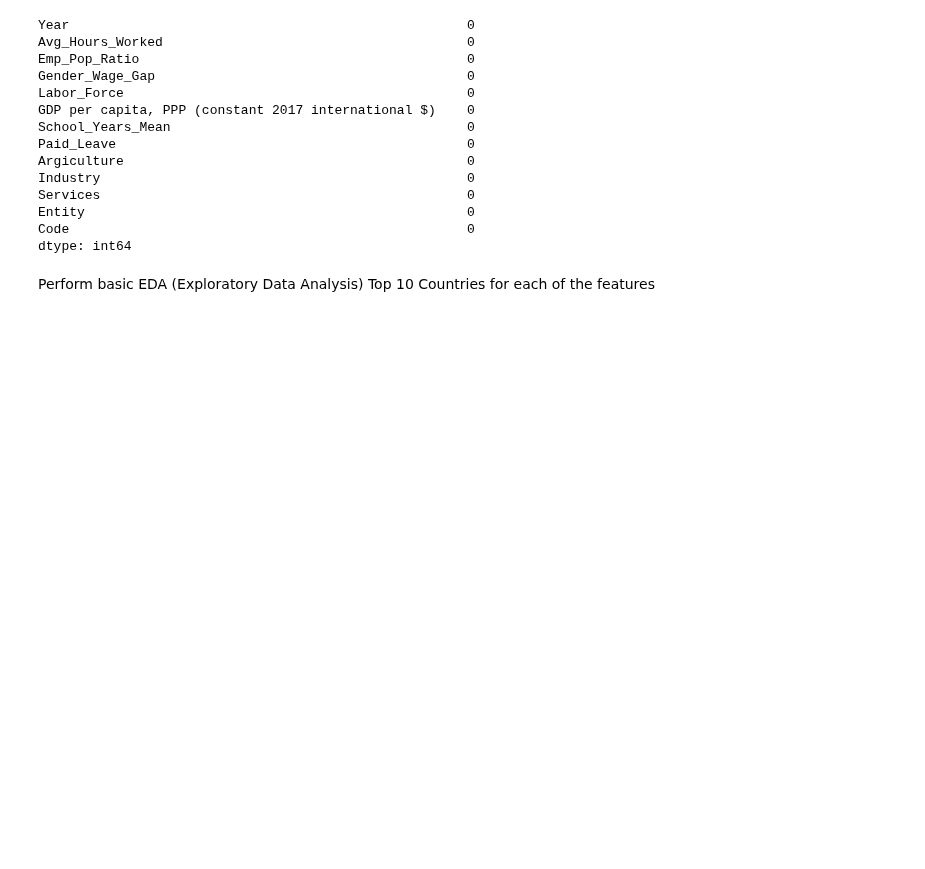
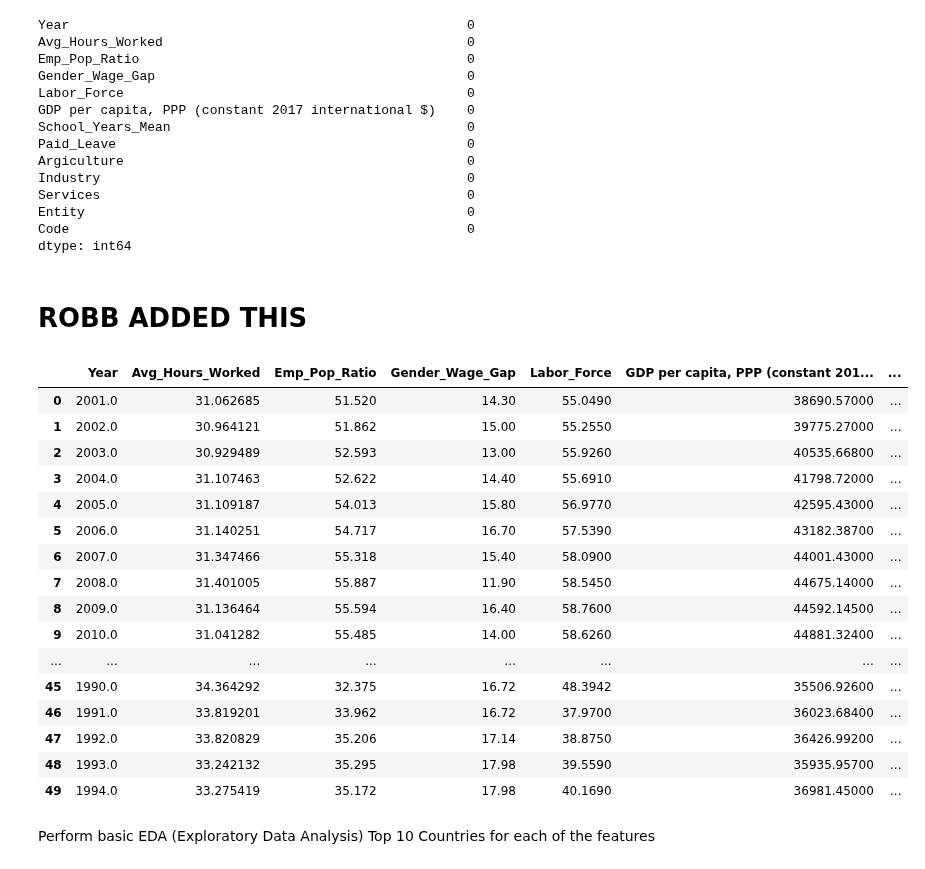
Before and after one commit to raishamaharrani/Project-3--Women-Wellbeing, a Jupyter notebook: professional_score.ipynb, the cells around one changed output. Cells and saved outputs as stored; diff of their text form; code cells hidden in the pictures; blank space fills up the shorter version.

Commit message:
Updated notebook with xgboost and numeric codes

```diff
--- a/professional_score.ipynb
+++ b/professional_score.ipynb
@@ -266,6 +266,61 @@ Services                                               0
 Entity                                                 0
 Code                                                   0
 dtype: int64
+# %% [markdown]
+# ROBB ADDED THIS
+# %%
+# Convert Code to ISO Numeric Values
+
+# Update Country Code to the ISO numeric value
+country_code_dict = {
+"AFG":4,"ALA":248,"ALB":8,"DZA":12,"ASM":16,"AND":20,"AGO":24,"AIA":660,"ATA":10,"ATG":28,"ARG":32,"ARM":51,
+"ABW":533,"AUS":36,"AUT":40,"AZE":31,"BHS":44,"BHR":48,"BGD":50,"BRB":52,"BLR":112,"BEL":56,"BLZ":84,"BEN":204,
+"BMU":60,"BTN":64,"BOL":68,"BIH":70,"BWA":72,"BVT":74,"BRA":76,"IOT":86,"BRN":96,"BGR":100,"BFA":854,"BDI":108,
+"KHM":116,"CMR":120,"CAN":124,"CPV":132,"CYM":136,"CAF":140,"TCD":148,"CHL":152,"CHN":156,"CXR":162,"CCK":166,
+"COL":170,"COM":174,"COG":178,"COD":180,"COK":184,"CRI":188,"CIV":384,"HRV":191,"CUB":192,"CYP":196,"CZE":203,
+"DNK":208,"DJI":262,"DMA":212,"DOM":214,"ECU":218,"EGY":818,"SLV":222,"GNQ":226,"ERI":232,"EST":233,"ETH":231,
+"FLK":238,"FRO":234,"FJI":242,"FIN":246,"FRA":250,"GUF":254,"PYF":258,"ATF":260,"GAB":266,"GMB":270,"GEO":268,
+"DEU":276,"GHA":288,"GIB":292,"GRC":300,"GRL":304,"GRD":308,"GLP":312,"GUM":316,"GTM":320,"GGY":831,"GIN":324,
+"GNB":624,"GUY":328,"HTI":332,"HMD":334,"VAT":336,"HND":340,"HKG":344,"HUN":348,"ISL":352,"IND":356,"IDN":360,
+"IRN":364,"IRQ":368,"IRL":372,"IMN":833,"ISR":376,"ITA":380,"JAM":388,"JPN":392,"JEY":832,"JOR":400,"KAZ":398,
+"KEN":404,"KIR":296,"PRK":408,"KOR":410,"KWT":414,"KGZ":417,"LAO":418,"LVA":428,"LBN":422,"LSO":426,"LBR":430,
+"LBY":434,"LIE":438,"LTU":440,"LUX":442,"MAC":446,"MKD":807,"MDG":450,"MWI":454,"MYS":458,"MDV":462,"MLI":466,
+"MLT":470,"MHL":584,"MTQ":474,"MRT":478,"MUS":480,"MYT":175,"MEX":484,"FSM":583,"MDA":498,"MCO":492,"MNG":496,
+"MNE":499,"MSR":500,"MAR":504,"MOZ":508,"MMR":104,"NAM":516,"NRU":520,"NPL":524,"NLD":528,"ANT":530,"NCL":540,
+"NZL":554,"NIC":558,"NER":562,"NGA":566,"NIU":570,"NFK":574,"MNP":580,"NOR":578,"OMN":512,"PAK":586,"PLW":585,
+"PSE":275,"PAN":591,"PNG":598,"PRY":600,"PER":604,"PHL":608,"PCN":612,"POL":616,"PRT":620,"PRI":630,"QAT":634,
+"REU":638,"ROU":642,"RUS":643,"RWA":646,"BLM":652,"SHN":654,"KNA":659,"LCA":662,"MAF":663,"SPM":666,"VCT":670,
+"WSM":882,"SMR":674,"STP":678,"SAU":682,"SEN":686,"SRB":688,"SYC":690,"SLE":694,"SGP":702,"SVK":703,"SVN":705,
+"SLB":90,"SOM":706,"ZAF":710,"SGS":239,"ESP":724,"LKA":144,"SDN":736,"SUR":740,"SJM":744,"SWZ":748,"SWE":752,
+"CHE":756,"SYR":760,"TWN":158,"TJK":762,"TZA":834,"THA":764,"TLS":626,"TGO":768,"TKL":772,"TON":776,"TTO":780,
+"TUN":788,"TUR":792,"TKM":795,"TCA":796,"TUV":798,"UGA":800,"UKR":804,"ARE":784,"GBR":826,"USA":840,"UMI":581,
+"URY":858,"UZB":860,"VUT":548,"VEN":862,"VNM":704,"VGB":92,"VIR":850,"WLF":876,"ESH":732,"YEM":887,"ZMB":894,
+"ZWE":716,"EMU":1,"XKX":2,"SSD":3
+}
+
+imputed_df_code = imputed_df.replace({"Code": country_code_dict})
+
+imputed_df_code.head(50)
+
+# imputed_df_code.to_csv('imputed_data_with_country_codes.csv', index=False)
+# %% [output]
+|  | Year | Avg_Hours_Worked | Emp_Pop_Ratio | Gender_Wage_Gap | Labor_Force | GDP per capita, PPP (constant 201... | ... |
+| 0 | 2001.0 | 31.062685 | 51.520 | 14.30 | 55.0490 | 38690.57000 | ... |
+| 1 | 2002.0 | 30.964121 | 51.862 | 15.00 | 55.2550 | 39775.27000 | ... |
+| 2 | 2003.0 | 30.929489 | 52.593 | 13.00 | 55.9260 | 40535.66800 | ... |
+| 3 | 2004.0 | 31.107463 | 52.622 | 14.40 | 55.6910 | 41798.72000 | ... |
+| 4 | 2005.0 | 31.109187 | 54.013 | 15.80 | 56.9770 | 42595.43000 | ... |
+| 5 | 2006.0 | 31.140251 | 54.717 | 16.70 | 57.5390 | 43182.38700 | ... |
+| 6 | 2007.0 | 31.347466 | 55.318 | 15.40 | 58.0900 | 44001.43000 | ... |
+| 7 | 2008.0 | 31.401005 | 55.887 | 11.90 | 58.5450 | 44675.14000 | ... |
+| 8 | 2009.0 | 31.136464 | 55.594 | 16.40 | 58.7600 | 44592.14500 | ... |
+| 9 | 2010.0 | 31.041282 | 55.485 | 14.00 | 58.6260 | 44881.32400 | ... |
+| ... | ... | ... | ... | ... | ... | ... | ... |
+| 45 | 1990.0 | 34.364292 | 32.375 | 16.72 | 48.3942 | 35506.92600 | ... |
+| 46 | 1991.0 | 33.819201 | 33.962 | 16.72 | 37.9700 | 36023.68400 | ... |
+| 47 | 1992.0 | 33.820829 | 35.206 | 17.14 | 38.8750 | 36426.99200 | ... |
+| 48 | 1993.0 | 33.242132 | 35.295 | 17.98 | 39.5590 | 35935.95700 | ... |
+| 49 | 1994.0 | 33.275419 | 35.172 | 17.98 | 40.1690 | 36981.45000 | ... |
 # %% [markdown]
 Perform basic EDA (Exploratory Data Analysis)
 Top 10 Countries for each of the features
```
Also changed, not shown: parts of 13 cells of this notebook.
